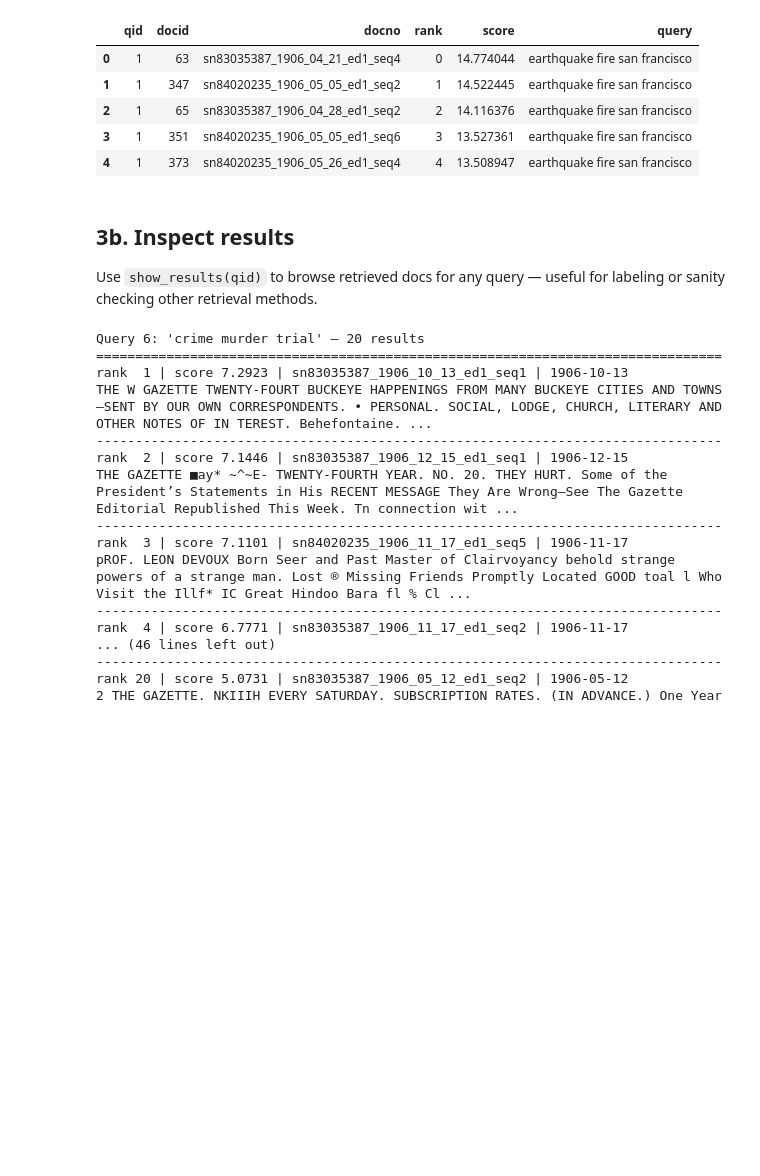
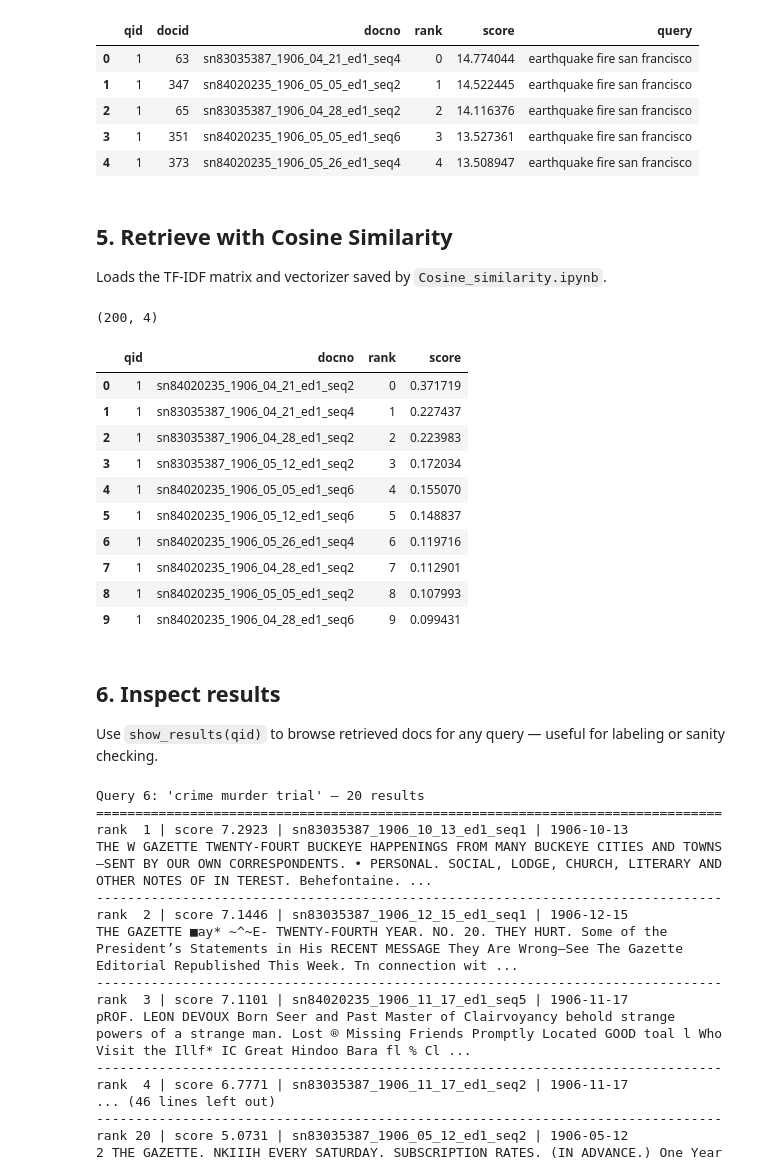
Before and after one commit to f-a-shen/NewsRank, a Jupyter notebook: scripts/evaluation.ipynb, the cells around one changed output. Cells and saved outputs as stored; diff of their text form; code cells hidden in the pictures; blank space fills up the shorter version.

```diff
--- a/scripts/evaluation.ipynb
+++ b/scripts/evaluation.ipynb
@@ -85,9 +92,56 @@ Retrieved 200 rows across 10 queries
 | 2 | 1 | 65 | sn83035387_1906_04_28_ed1_seq2 | 2 | 14.116376 | earthquake fire san francisco |
 | 3 | 1 | 351 | sn84020235_1906_05_05_ed1_seq6 | 3 | 13.527361 | earthquake fire san francisco |
 | 4 | 1 | 373 | sn84020235_1906_05_26_ed1_seq4 | 4 | 13.508947 | earthquake fire san francisco |
+# %% [markdown]
+## 5. Retrieve with Cosine Similarity
+Loads the TF-IDF matrix and vectorizer saved by `Cosine_similarity.ipynb`.
+# %%
+tfidf_matrix = sp.load_npz("../data/tfidf_matrix.npz")
+with open("../data/vectorizer.pkl", "rb") as f:
+    vectorizer = pickle.load(f)
+
+def search_cosine(query, vectorizer, tfidf_matrix, corpus, top_k=10):
+    query_vector = vectorizer.transform([query])
+    scores = cosine_similarity(query_vector, tfidf_matrix).flatten()
+    ranked_indices = np.argsort(scores)[::-1]
+    top_indices = ranked_indices[:top_k]
+    res = corpus.iloc[top_indices].copy()
+    res["score"] = scores[top_indices]
+    return res[["doc_id", "score"]]
+
+def run_cosine_search(query, top_k=10):
+    return search_cosine(query, vectorizer, tfidf_matrix, df, top_k=top_k)
+
+cosine_rows = []
+for _, row in queries.iterrows():
+    res = run_cosine_search(row["query"], top_k=20)
+    for rank, (_, doc) in enumerate(res.iterrows()):
+        cosine_rows.append({
+            "qid":   row["qid"],
+            "docno": doc["doc_id"],
+            "rank":  rank,
+            "score": doc["score"],
+        })
+
+cosine_results = pd.DataFrame(cosine_rows)
+print(cosine_results.shape)
+cosine_results.head(10)
+# %% [output]
+(200, 4)
+|  | qid | docno | rank | score |
+| 0 | 1 | sn84020235_1906_04_21_ed1_seq2 | 0 | 0.371719 |
+| 1 | 1 | sn83035387_1906_04_21_ed1_seq4 | 1 | 0.227437 |
+| 2 | 1 | sn83035387_1906_04_28_ed1_seq2 | 2 | 0.223983 |
+| 3 | 1 | sn83035387_1906_05_12_ed1_seq2 | 3 | 0.172034 |
+| 4 | 1 | sn84020235_1906_05_05_ed1_seq6 | 4 | 0.155070 |
+| 5 | 1 | sn84020235_1906_05_12_ed1_seq6 | 5 | 0.148837 |
+| 6 | 1 | sn84020235_1906_05_26_ed1_seq4 | 6 | 0.119716 |
+| 7 | 1 | sn84020235_1906_04_28_ed1_seq2 | 7 | 0.112901 |
+| 8 | 1 | sn84020235_1906_05_05_ed1_seq2 | 8 | 0.107993 |
+| 9 | 1 | sn84020235_1906_04_28_ed1_seq6 | 9 | 0.099431 |
 # %% [markdown]
-## 3b. Inspect results
-Use `show_results(qid)` to browse retrieved docs for any query — useful for labeling or sanity checking other retrieval methods.
+## 6. Inspect results
+Use `show_results(qid)` to browse retrieved docs for any query — useful for labeling or sanity checking.
 # %%
 QUERY_LABELS = {
     "1":  "earthquake fire san francisco",
```
Also changed, not shown: parts of 16 cells of this notebook, 4 other files.
